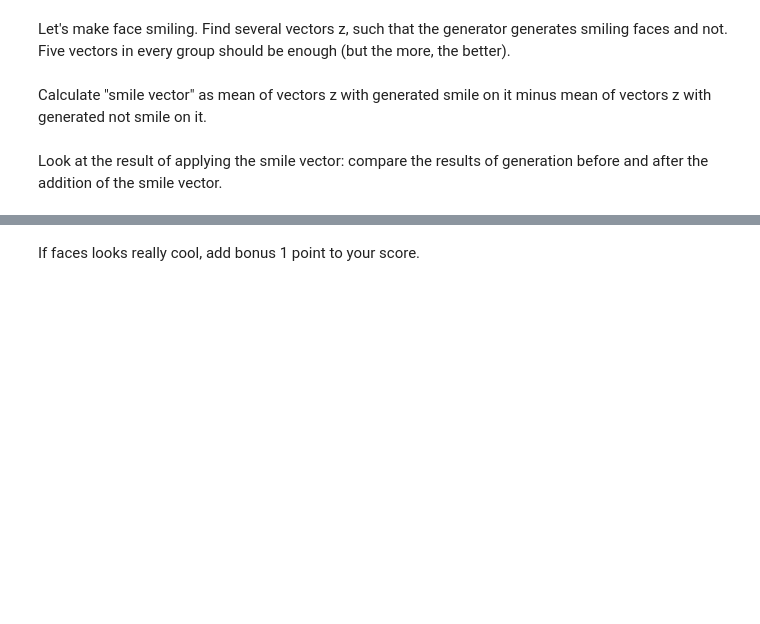
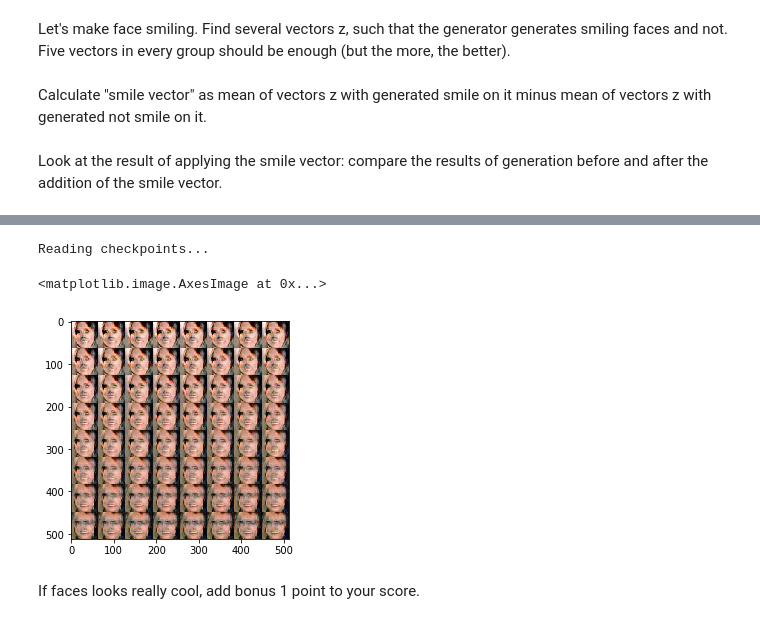
Before and after one commit to cr-bharath/Deep-learning-in-Computer-Vision-Coursera, a Jupyter notebook: Week5/gan_faces.ipynb, the cells around one changed output, grey strips where cells are left out. Drawn from its saved outputs; the diff is of its cells as text; code cells hidden in the pictures; blank space fills up the shorter version.

```diff
--- a/Week5/gan_faces.ipynb
+++ b/Week5/gan_faces.ipynb
@@ -299,2 +338,28 @@ Look at the result of applying the smile vector: compare the results of generati
+# %%
+smiling_indices = [0,9,25,31,36]
+non_smiling_indices = [1,2,16,48,49]
+smile_vectors = np.zeros([5,Z_DIM]).astype(np.float32)
+nonsmile_vectors = np.zeros([5,Z_DIM]).astype(np.float32)
+for i in range(5):
+    smile_vectors[i,...] = batch_z2[smiling_indices[i],...]
+    nonsmile_vectors[i,...] = batch_z2[non_smiling_indices[i],...]
+mean_smile = np.mean(smile_vectors,axis=0)
+mean_non_smile = np.mean(nonsmile_vectors,axis=0)
+smile_vector = mean_smile - mean_non_smile
+# %%
+batch_smile = np.zeros([BATCH_SIZE,Z_DIM]).astype(np.float32)
+for i in range(BATCH_SIZE):
+    batch_smile[i,...] = batch_z[i,...] + smile_vector
+with tf.Session() as sess:
+    if load_dir is not None:
+        print("Reading checkpoints...")
+        load(sess, load_dir)
+    samples_smile = sess.run(G, feed_dict={z: batch_smile, is_training: False} )
+img_smile = merge(inverse_transform(samples_smile), [MERGE_X, BATCH_SIZE//MERGE_X])
+plt.imshow((255*img_smile).astype(np.uint8))
+# %% [output]
+Reading checkpoints...
+<matplotlib.image.AxesImage at 0x...>
+[figure, added]
 # %% [markdown]
 If faces looks really cool, add bonus 1 point to your score.
```
Also changed, not shown: parts of 6 cells of this notebook.
